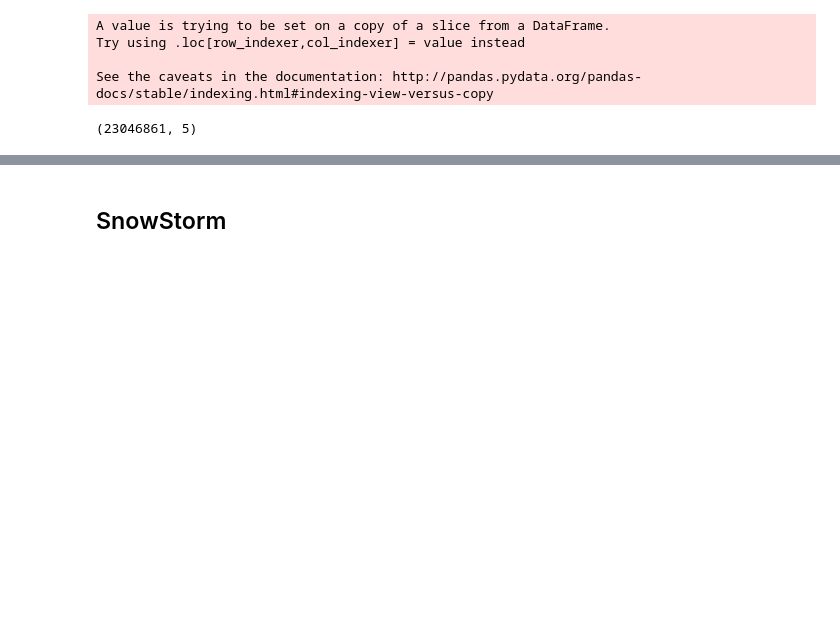
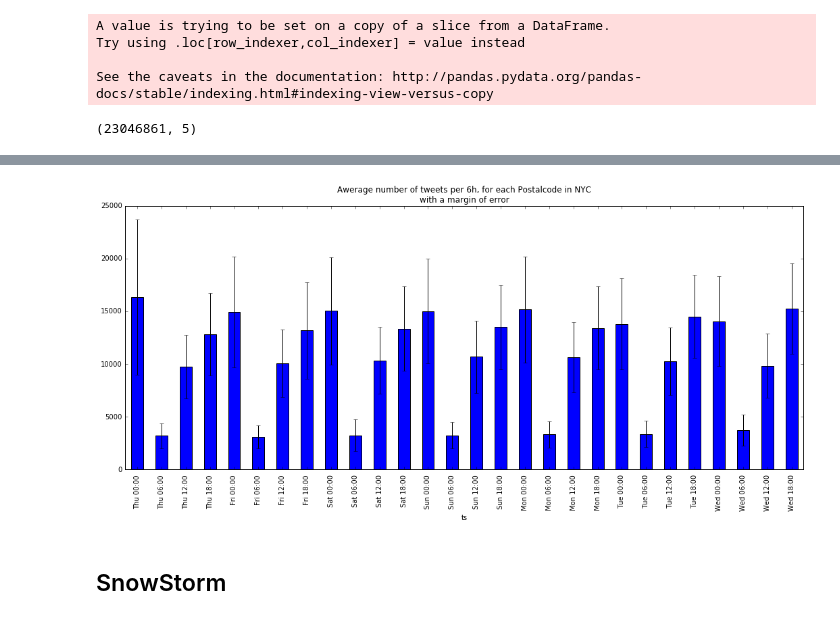
Before and after one commit to Casyfill/CUSP_QC_twitter_scripts, a Jupyter notebook: code/Storm/Snowstorm.ipynb, the cells around one changed output, grey strips where cells are left out. Drawn from its saved outputs; the diff is of its cells as text; code cells hidden in the pictures; blank space fills up the shorter version.

```diff
--- a/code/Storm/Snowstorm.ipynb
+++ b/code/Storm/Snowstorm.ipynb
@@ -133,3 +156,12 @@ x = bulkWeeks(df, 'postalCode', title='general average Week',
+# %%
+fig, ax = plt.subplots(figsize=(18,7))
+# week = x.T
+x['id'].plot(kind='bar', ax=ax, yerr=x['std'])
+ax.set_ylim(0);
+ax.set_xticklabels(x.index.strftime('%a %H:%M '),minor=False)
+ax.set_title('Awerage number of tweets per 6h, for each Postalcode in NYC\nwith a margin of error');
+# %% [output]
+[figure, added]
 # %% [markdown]
 ## SnowStorm
 # %%
```
Also changed, not shown: parts of 23 cells of this notebook, 9 other files.
